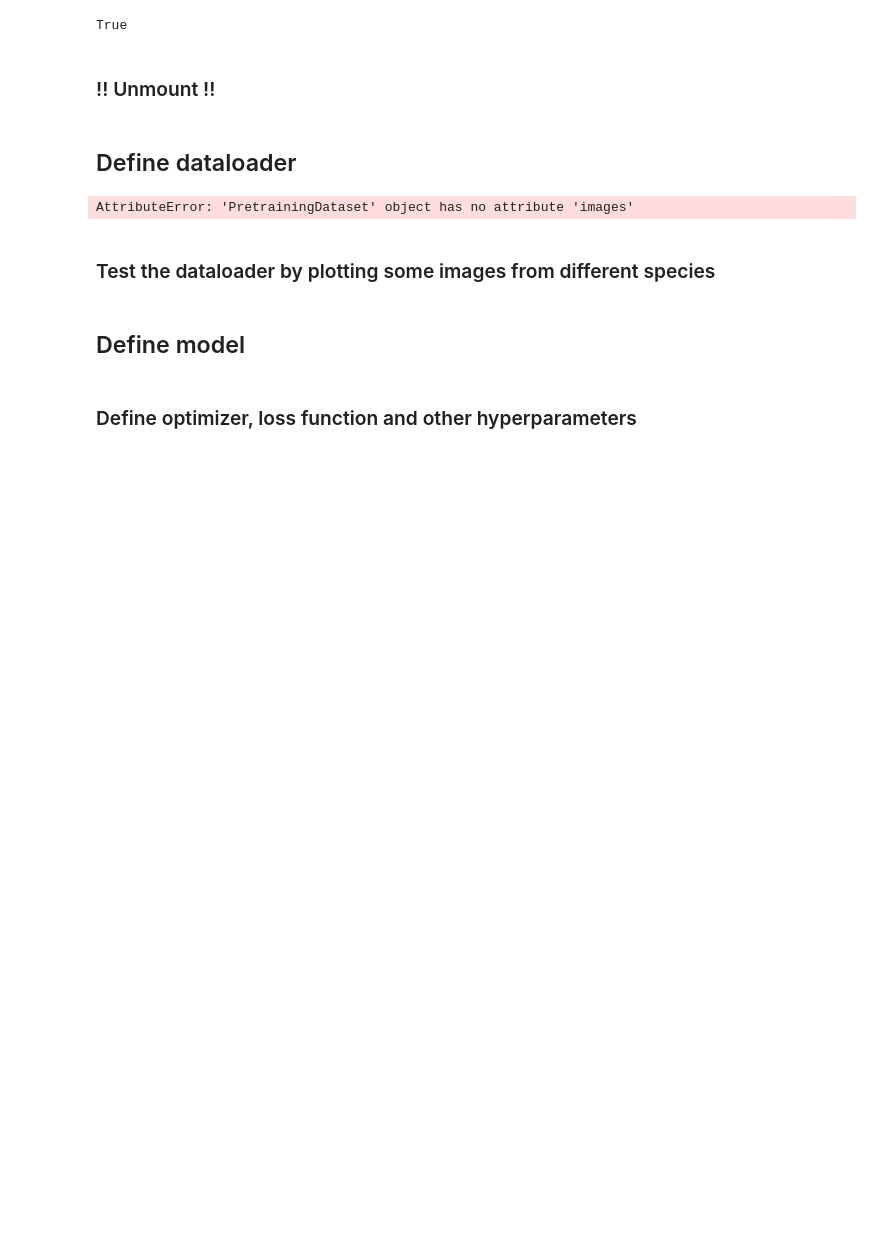
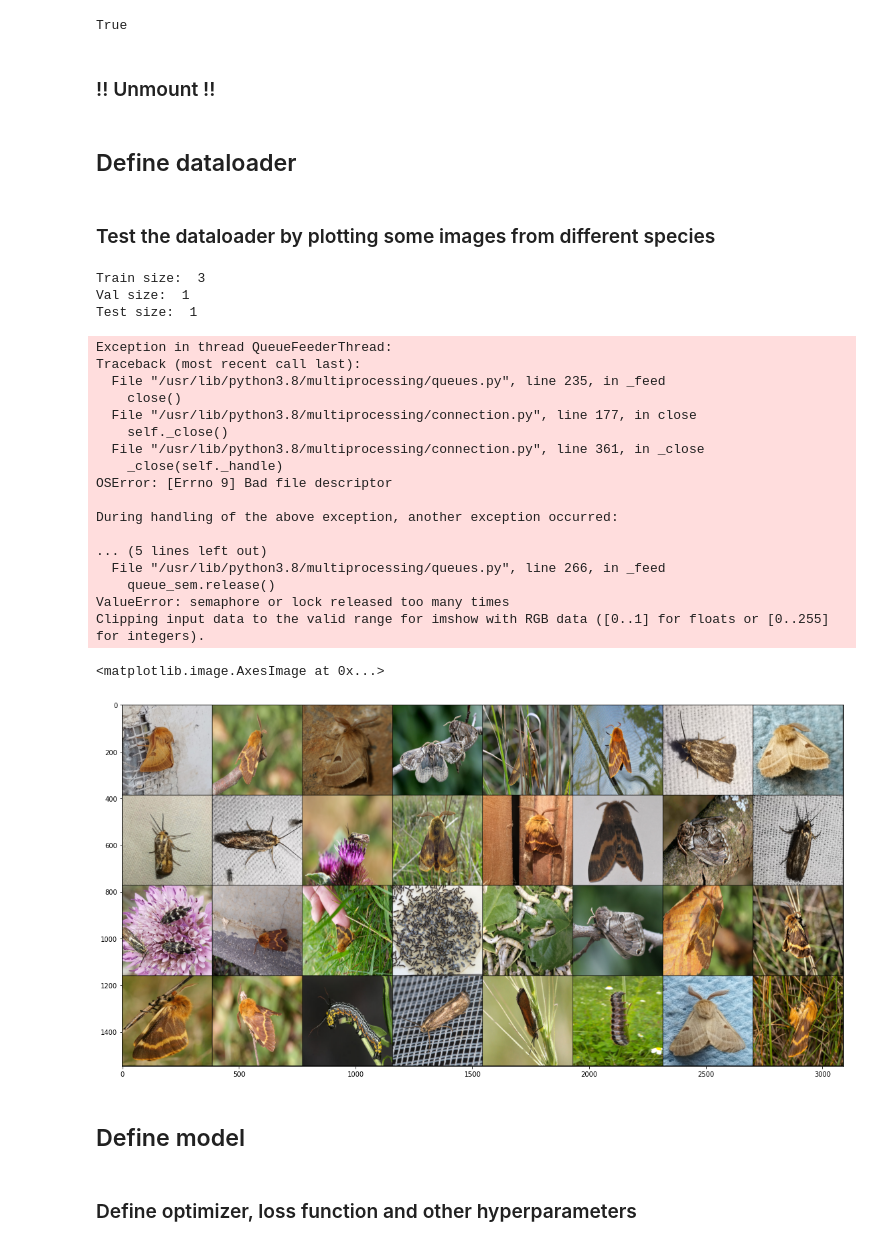
Before and after one commit to asgersvenning/EUMothModel, a Jupyter notebook: pretraining/test.ipynb, the cells around one changed output. Cells and saved outputs as stored; diff of their text form; code cells hidden in the pictures; blank space fills up the shorter version.

```diff
--- a/pretraining/test.ipynb
+++ b/pretraining/test.ipynb
@@ -45,28 +46,55 @@ dl.PretrainingImages(dl.root_dir)
 # %%
 batch_size, numworkers, pin_memory = dl.config['batch_size'], dl.config['num_workers'], dl.config['pin_memory']
 
-dataset = dl.PretrainingDataset()
+image_preprocessing = transforms.Compose([
+    lambda x : x.float(),
+    transforms.Resize((384,384), antialias=True)
+    ])
+
+dataset = dl.PretrainingDataset(n_max=100, transform=image_preprocessing)
 
 train_data, val_data, test_data = torch.utils.data.random_split(dataset, [int(len(dataset)*0.85), int(len(dataset)*0.05), int(len(dataset)*0.1)])
 
 train_loader = torch.utils.data.DataLoader(train_data, batch_size=batch_size, shuffle=True, num_workers=numworkers, pin_memory=pin_memory)
 val_loader   = torch.utils.data.DataLoader(  val_data, batch_size=batch_size, shuffle=True, num_workers=numworkers, pin_memory=pin_memory)
 test_loader  = torch.utils.data.DataLoader( test_data, batch_size=batch_size, shuffle=True, num_workers=numworkers, pin_memory=pin_memory)
-# %% [output]
-AttributeError: 'PretrainingDataset' object has no attribute 'images'
 # %% [markdown]
 ### Test the dataloader by plotting some images from different species
 # %%
 print("Train size: ", len(train_loader))
 print("Val size: ", len(val_loader))
 print("Test size: ", len(test_loader))
 
 # get some random training images
 dataiter = iter(train_loader)
-images, labels = dataiter.next()
+images, labels = dataiter.__next__()
 
 # show images
-plt.imshow(torchvision.utils.make_grid(images).permute(1,2,0))
+plt.figure(figsize=(20,10))
+plt.imshow(torchvision.utils.make_grid(images, nrow = 8).permute(1,2,0) / 255)
+# %% [output]
+Train size:  3
+Val size:  1
+Test size:  1
+Exception in thread QueueFeederThread:
+Traceback (most recent call last):
+  File "/usr/lib/python3.8/multiprocessing/queues.py", line 235, in _feed
+    close()
+  File "/usr/lib/python3.8/multiprocessing/connection.py", line 177, in close
+    self._close()
+  File "/usr/lib/python3.8/multiprocessing/connection.py", line 361, in _close
+    _close(self._handle)
+OSError: [Errno 9] Bad file descriptor
+
+During handling of the above exception, another exception occurred:
+
+... (5 lines left out)
+  File "/usr/lib/python3.8/multiprocessing/queues.py", line 266, in _feed
+    queue_sem.release()
+ValueError: semaphore or lock released too many times
+Clipping input data to the valid range for imshow with RGB data ([0..1] for floats or [0..255] for integers).
+<matplotlib.image.AxesImage at 0x...>
+[figure, added]
 # %% [markdown]
 ## Define model
 # %% [markdown]
```
Also changed, not shown: parts of 2 cells of this notebook, 8 other files.
